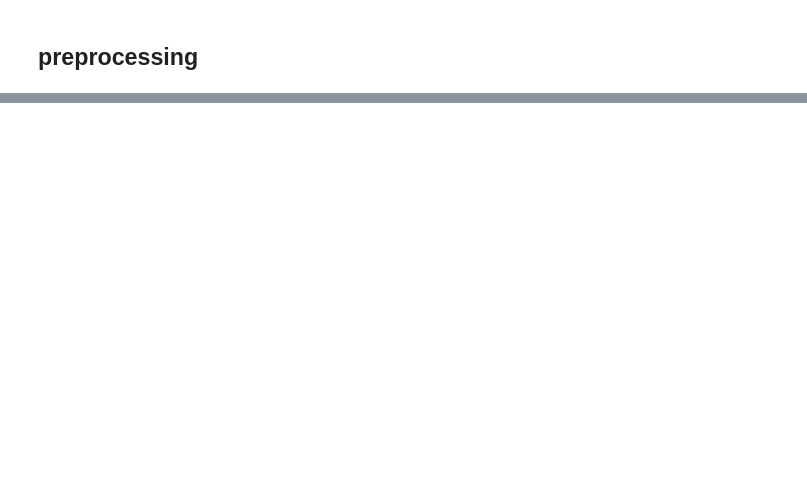
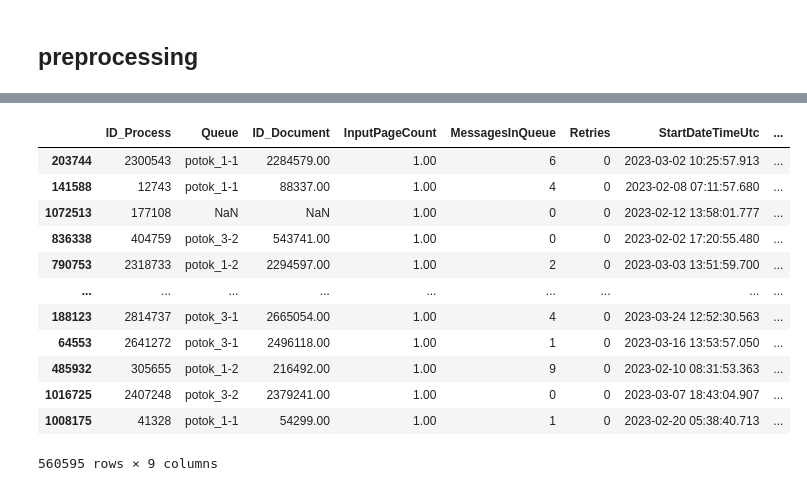
Before and after one commit to KonuTech/yet-another-analysis, a Jupyter notebook: data_profiling.ipynb, the cells around one changed output, grey strips where cells are left out. Saved outputs shown, nothing was run; the diff lists cells and outputs as text; code cells hidden in the pictures; blank space fills up the shorter version.

```diff
--- a/data_profiling.ipynb
+++ b/data_profiling.ipynb
@@ -172,8 +174,20 @@ StartDateTimeUtc       0
 dtype: int64
 # %% [markdown]
 ## preprocessing
+# %%
+# Convert the time values to minutes, hours, and days
+df['ProcessingDuration_sec'] = df['ProcessingDuration'] / 1000
+# df['ProcessingDuration_min'] = df['ProcessingDuration'] / (1000 * 60)
+# df['ProcessingDuration_hours'] = df['ProcessingDuration'] / (1000 * 60 * 60)
+# df['ProcessingDuration_days'] = df['ProcessingDuration'] / (1000 * 60 * 60 * 24)
+# %%
+# Convert the time values to minutes, hours, and days
+df['Duration_sec'] = df['Duration'] / 1000
+# df['Duration_min'] = df['Duration'] / (1000 * 60)
+# df['Duration_hours'] = df['Duration'] / (1000 * 60 * 60)
+# df['Duration_days'] = df['Duration'] / (1000 * 60 * 60 * 24)
 # %%
-df[['potok']] = 'potok_' + df['Queue'].str.extract(r'^potok_(\d+)')
+# df[['potok']] = 'potok_' + df['Queue'].str.extract(r'^potok_(\d+)')
 # %%
 # df[
 #     [
@@ -186,5 +200,7 @@ df[['potok']] = 'potok_' + df['Queue'].str.extract(r'^potok_(\d+)')
 #         'microsecond'
 #     ]
 # ] = pd.to_datetime(df['StartDateTimeUtc']).dt.strftime('%Y-%m-%d %H:%M:%S.%f').str.extract(r'(\d{4})-(\d{2})-(\d{2})\s(\d{2}):(\d{2}):(\d{2})\.(\d{6})')
+# %%
+df.drop(columns=['ProcessingDuration', 'Duration'], inplace=True)
 # %%
 df.info()
@@ -191,3 +224,17 @@ df.info()
 # %%
-df_sample = df.sample(frac=0.001, replace=False)
+df_sample = df.sample(frac=0.5, replace=False)
 df_sample
+# %% [output]
+|  | ID_Process | Queue | ID_Document | InputPageCount | MessagesInQueue | Retries | StartDateTimeUtc | ... |
+| 203744 | 2300543 | potok_1-1 | 2284579.00 | 1.00 | 6 | 0 | 2023-03-02 10:25:57.913 | ... |
+| 141588 | 12743 | potok_1-1 | 88337.00 | 1.00 | 4 | 0 | 2023-02-08 07:11:57.680 | ... |
+| 1072513 | 177108 | NaN | NaN | 1.00 | 0 | 0 | 2023-02-12 13:58:01.777 | ... |
+| 836338 | 404759 | potok_3-2 | 543741.00 | 1.00 | 0 | 0 | 2023-02-02 17:20:55.480 | ... |
+| 790753 | 2318733 | potok_1-2 | 2294597.00 | 1.00 | 2 | 0 | 2023-03-03 13:51:59.700 | ... |
+| ... | ... | ... | ... | ... | ... | ... | ... | ... |
+| 188123 | 2814737 | potok_3-1 | 2665054.00 | 1.00 | 4 | 0 | 2023-03-24 12:52:30.563 | ... |
+| 64553 | 2641272 | potok_3-1 | 2496118.00 | 1.00 | 1 | 0 | 2023-03-16 13:53:57.050 | ... |
+| 485932 | 305655 | potok_1-2 | 216492.00 | 1.00 | 9 | 0 | 2023-02-10 08:31:53.363 | ... |
+| 1016725 | 2407248 | potok_3-2 | 2379241.00 | 1.00 | 0 | 0 | 2023-03-07 18:43:04.907 | ... |
+| 1008175 | 41328 | potok_1-1 | 54299.00 | 1.00 | 1 | 0 | 2023-02-20 05:38:40.713 | ... |
+560595 rows × 9 columns
```
Also changed, not shown: parts of 46 cells of this notebook, 12 other files.
